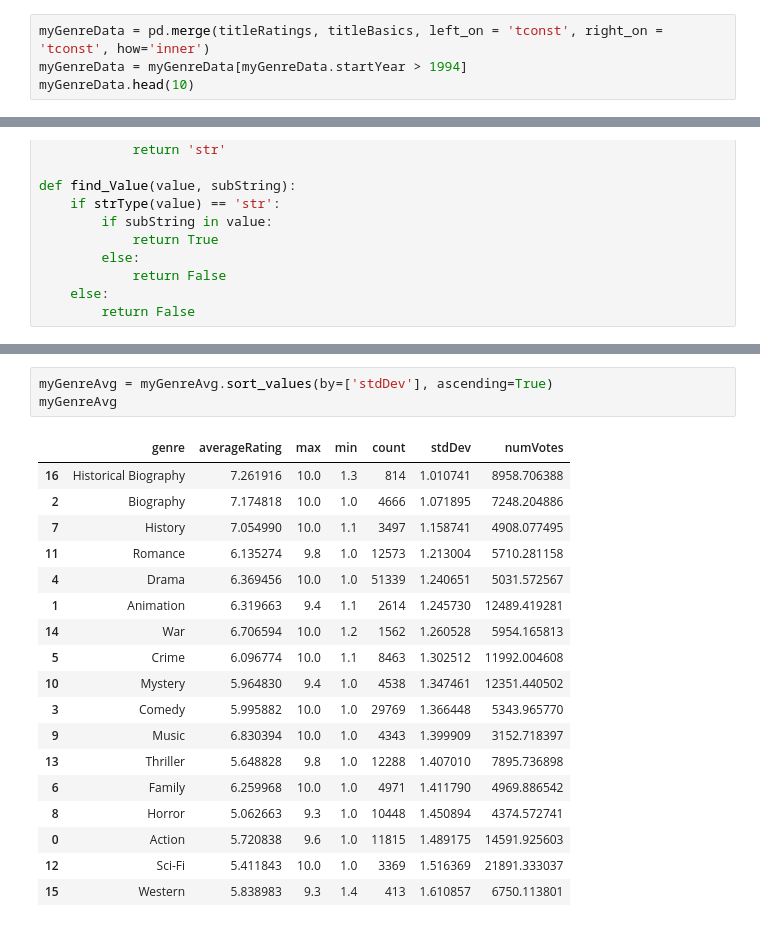
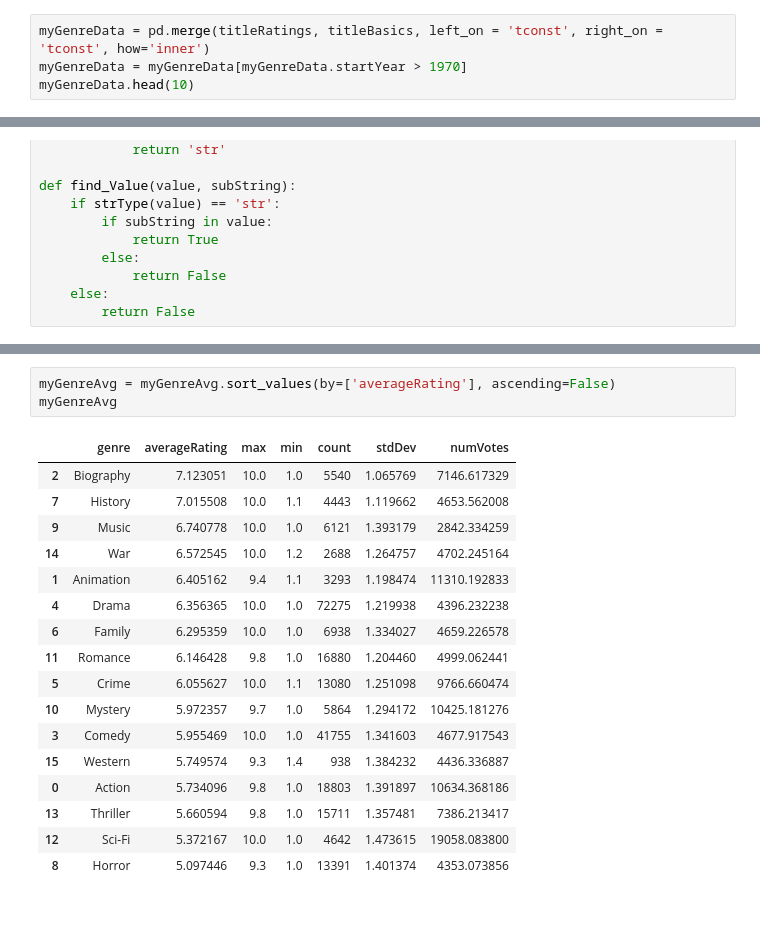
Before and after one commit to dniedermier-cscc/Scrum-Lords-Capstone-2018, a Jupyter notebook: IMDB/Working Notebooks/IMDB_Capstone_DN.ipynb, the cells around one changed output, grey strips where cells are left out. Drawn from its saved outputs; the diff is of its cells as text.

Commit message:
genre updates

```diff
--- a/IMDB/Working Notebooks/IMDB_Capstone_DN.ipynb
+++ b/IMDB/Working Notebooks/IMDB_Capstone_DN.ipynb
@@ -164,7 +154,7 @@ myData2.corr()
 <h1>Genre</h2>
 # %%
 myGenreData = pd.merge(titleRatings, titleBasics, left_on = 'tconst', right_on = 'tconst', how='inner')
-myGenreData = myGenreData[myGenreData.startYear > 1994]
+myGenreData = myGenreData[myGenreData.startYear > 1970]
 myGenreData.head(10)
 # %% [output]
 |  | tconst | averageRating | numVotes | myVoteVolume | titleType | primaryTitle | originalTitle | isAdult | ... |
@@ -385,22 +369,21 @@ myGenreAvg
 # %%
-myGenreAvg = myGenreAvg.sort_values(by=['stdDev'], ascending=True)
+myGenreAvg = myGenreAvg.sort_values(by=['averageRating'], ascending=False)
 myGenreAvg
 # %% [output]
 |  | genre | averageRating | max | min | count | stdDev | numVotes |
-| 16 | Historical Biography | 7.261916 | 10.0 | 1.3 | 814 | 1.010741 | 8958.706388 |
-| 2 | Biography | 7.174818 | 10.0 | 1.0 | 4666 | 1.071895 | 7248.204886 |
-| 7 | History | 7.054990 | 10.0 | 1.1 | 3497 | 1.158741 | 4908.077495 |
-| 11 | Romance | 6.135274 | 9.8 | 1.0 | 12573 | 1.213004 | 5710.281158 |
-| 4 | Drama | 6.369456 | 10.0 | 1.0 | 51339 | 1.240651 | 5031.572567 |
-| 1 | Animation | 6.319663 | 9.4 | 1.1 | 2614 | 1.245730 | 12489.419281 |
-| 14 | War | 6.706594 | 10.0 | 1.2 | 1562 | 1.260528 | 5954.165813 |
-| 5 | Crime | 6.096774 | 10.0 | 1.1 | 8463 | 1.302512 | 11992.004608 |
-| 10 | Mystery | 5.964830 | 9.4 | 1.0 | 4538 | 1.347461 | 12351.440502 |
-| 3 | Comedy | 5.995882 | 10.0 | 1.0 | 29769 | 1.366448 | 5343.965770 |
-| 9 | Music | 6.830394 | 10.0 | 1.0 | 4343 | 1.399909 | 3152.718397 |
-| 13 | Thriller | 5.648828 | 9.8 | 1.0 | 12288 | 1.407010 | 7895.736898 |
-| 6 | Family | 6.259968 | 10.0 | 1.0 | 4971 | 1.411790 | 4969.886542 |
-| 8 | Horror | 5.062663 | 9.3 | 1.0 | 10448 | 1.450894 | 4374.572741 |
-| 0 | Action | 5.720838 | 9.6 | 1.0 | 11815 | 1.489175 | 14591.925603 |
-| 12 | Sci-Fi | 5.411843 | 10.0 | 1.0 | 3369 | 1.516369 | 21891.333037 |
-| 15 | Western | 5.838983 | 9.3 | 1.4 | 413 | 1.610857 | 6750.113801 |
+| 2 | Biography | 7.123051 | 10.0 | 1.0 | 5540 | 1.065769 | 7146.617329 |
+| 7 | History | 7.015508 | 10.0 | 1.1 | 4443 | 1.119662 | 4653.562008 |
+| 9 | Music | 6.740778 | 10.0 | 1.0 | 6121 | 1.393179 | 2842.334259 |
+| 14 | War | 6.572545 | 10.0 | 1.2 | 2688 | 1.264757 | 4702.245164 |
+| 1 | Animation | 6.405162 | 9.4 | 1.1 | 3293 | 1.198474 | 11310.192833 |
+| 4 | Drama | 6.356365 | 10.0 | 1.0 | 72275 | 1.219938 | 4396.232238 |
+| 6 | Family | 6.295359 | 10.0 | 1.0 | 6938 | 1.334027 | 4659.226578 |
+| 11 | Romance | 6.146428 | 9.8 | 1.0 | 16880 | 1.204460 | 4999.062441 |
+| 5 | Crime | 6.055627 | 10.0 | 1.1 | 13080 | 1.251098 | 9766.660474 |
+| 10 | Mystery | 5.972357 | 9.7 | 1.0 | 5864 | 1.294172 | 10425.181276 |
+| 3 | Comedy | 5.955469 | 10.0 | 1.0 | 41755 | 1.341603 | 4677.917543 |
+| 15 | Western | 5.749574 | 9.3 | 1.4 | 938 | 1.384232 | 4436.336887 |
+| 0 | Action | 5.734096 | 9.8 | 1.0 | 18803 | 1.391897 | 10634.368186 |
+| 13 | Thriller | 5.660594 | 9.8 | 1.0 | 15711 | 1.357481 | 7386.213417 |
+| 12 | Sci-Fi | 5.372167 | 10.0 | 1.0 | 4642 | 1.473615 | 19058.083800 |
+| 8 | Horror | 5.097446 | 9.3 | 1.0 | 13391 | 1.401374 | 4353.073856 |
```
Also changed, not shown: parts of 22 cells of this notebook.
